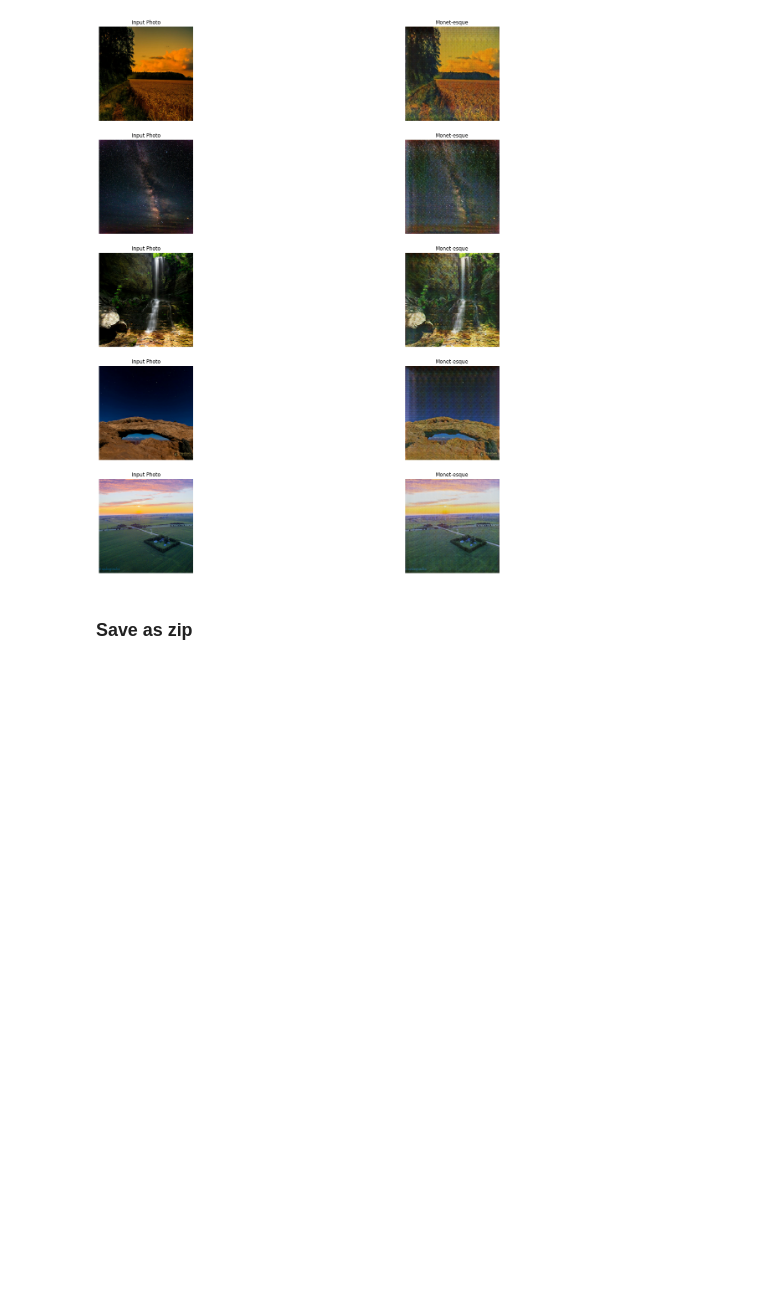
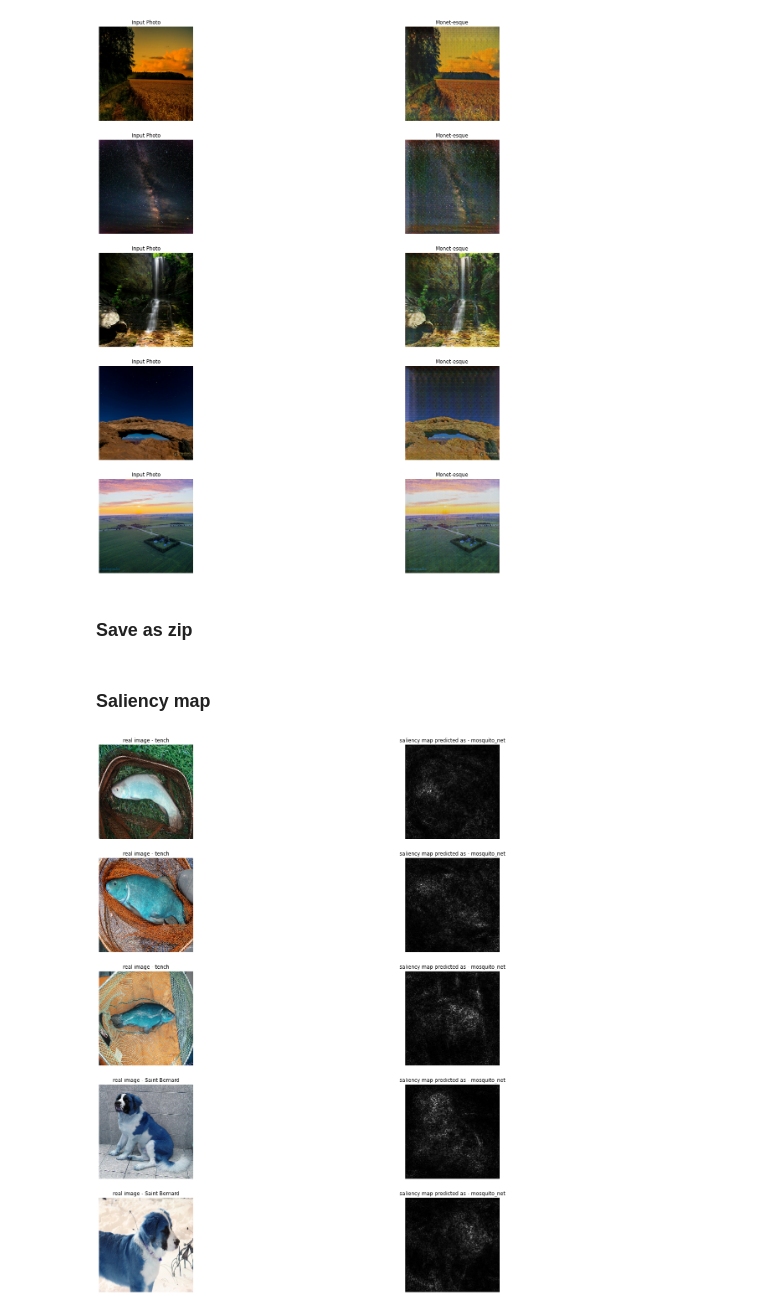
Before and after one commit to s-elo/I-am-a-painter, a Jupyter notebook: main.ipynb, the cells around one changed output. Drawn from its saved outputs; the diff is of its cells as text; code cells hidden in the pictures; blank space fills up the shorter version.

Commit message:
saliency map using pretrained vgg16 model

```diff
--- a/main.ipynb
+++ b/main.ipynb
@@ -120 +118,31 @@ import shutil
 shutil.make_archive("./ret_imgs", 'zip', "./ret_imgs")
+# %% [markdown]
+### Saliency map
+# %%
+import matplotlib.pyplot as plt
+from saliency import get_saliency_map
+from dataLoader import get_saliency_data, imagenet_idx_to_label
+
+imgs, labels = get_saliency_data()
+saliency_map, pred_rets = get_saliency_map(imgs, labels)
+# print(pred_rets)
+idx_map = imagenet_idx_to_label()
+
+_, ax = plt.subplots(5, 2, figsize=(24, 24))
+for idx in range(0, len(imgs[0:5])):
+    img = imgs[idx]
+    saliency_img =  saliency_map[idx]
+
+    label = idx_map[labels[idx]]
+
+    pred_label = pred_rets[idx][0][1]
+
+    ax[idx, 0].imshow(img)
+    ax[idx, 1].imshow(saliency_img, cmap='gray')
+    ax[idx, 0].set_title(f"real image - {label}")
+    ax[idx, 1].set_title(f"saliency map predicted as - {pred_label}")
+    ax[idx, 0].axis("off")
+    ax[idx, 1].axis("off")
+plt.show()
+# %% [output]
+[figure, added]
```
Also changed, not shown: parts of 1 cell of this notebook, 2 other files.
